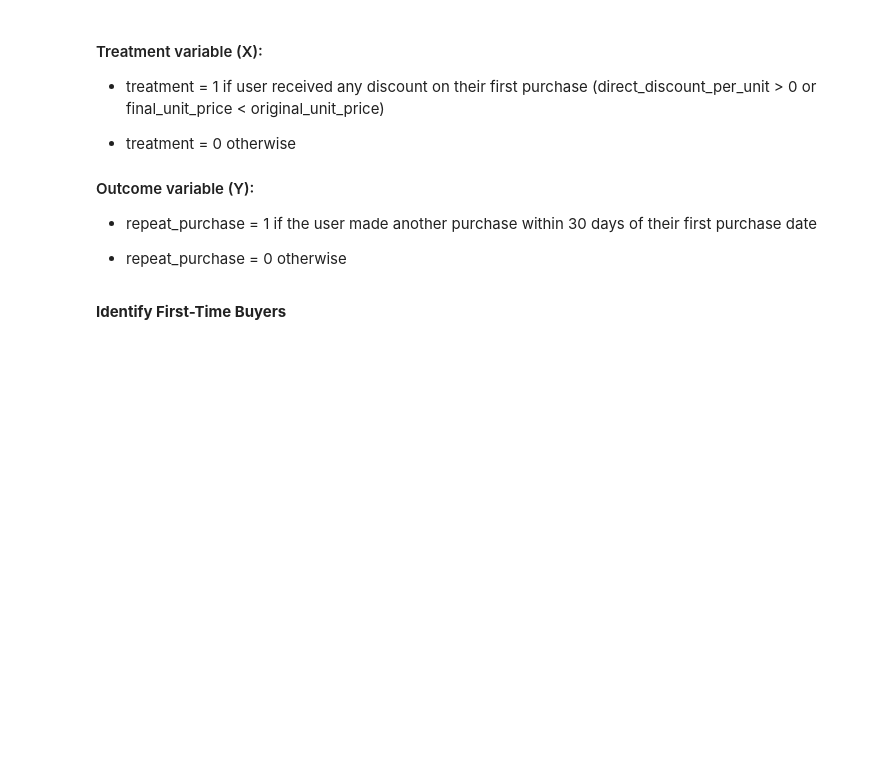
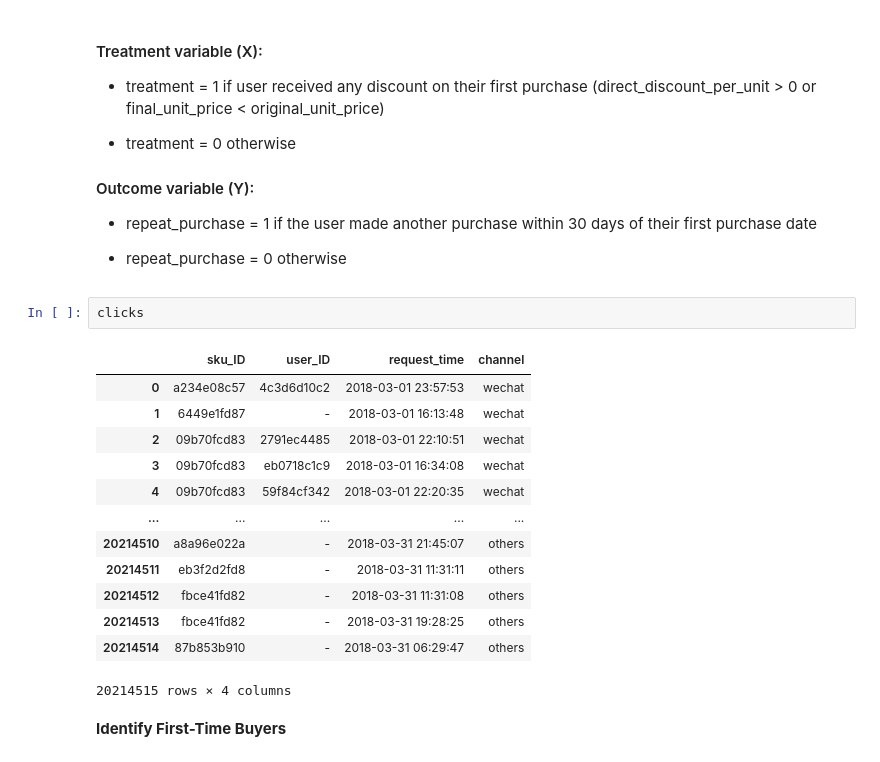
Before and after one commit to tursunait/IDS_701_causal_final_report, a Jupyter notebook: notebooks/final_uds_analysis.ipynb, the cells around one changed output. Saved outputs shown, nothing was run; the diff lists cells and outputs as text; blank space fills up the shorter version.

```diff
--- a/notebooks/final_uds_analysis.ipynb
+++ b/notebooks/final_uds_analysis.ipynb
@@ -61,6 +93,22 @@ users
 - repeat_purchase = 1 if the user made another purchase within 30 days of their first purchase date
 
 - repeat_purchase = 0 otherwise
+# %%
+clicks
+# %% [output]
+|  | sku_ID | user_ID | request_time | channel |
+| 0 | a234e08c57 | 4c3d6d10c2 | 2018-03-01 23:57:53 | wechat |
+| 1 | 6449e1fd87 | - | 2018-03-01 16:13:48 | wechat |
+| 2 | 09b70fcd83 | 2791ec4485 | 2018-03-01 22:10:51 | wechat |
+| 3 | 09b70fcd83 | eb0718c1c9 | 2018-03-01 16:34:08 | wechat |
+| 4 | 09b70fcd83 | 59f84cf342 | 2018-03-01 22:20:35 | wechat |
+| ... | ... | ... | ... | ... |
+| 20214510 | a8a96e022a | - | 2018-03-31 21:45:07 | others |
+| 20214511 | eb3f2d2fd8 | - | 2018-03-31 11:31:11 | others |
+| 20214512 | fbce41fd82 | - | 2018-03-31 11:31:08 | others |
+| 20214513 | fbce41fd82 | - | 2018-03-31 19:28:25 | others |
+| 20214514 | 87b853b910 | - | 2018-03-31 06:29:47 | others |
+20214515 rows × 4 columns
 # %% [markdown]
 **Identify First-Time Buyers**
 # %%
```
Also changed, not shown: parts of 3 cells of this notebook, 1 other file.
